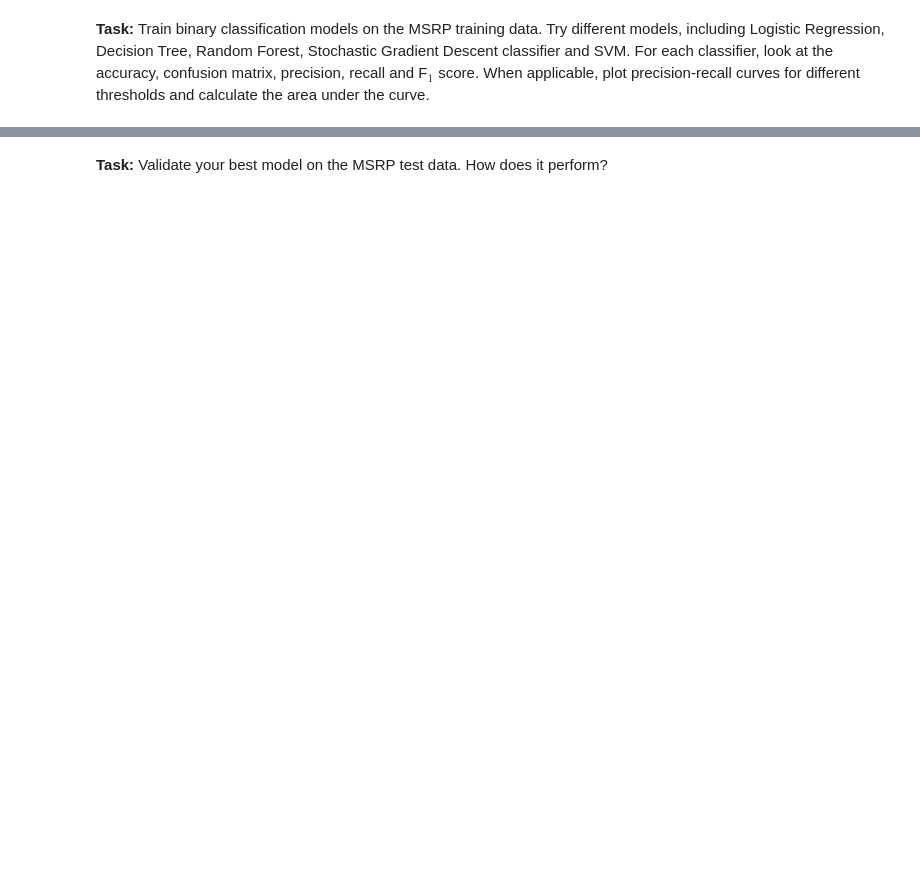
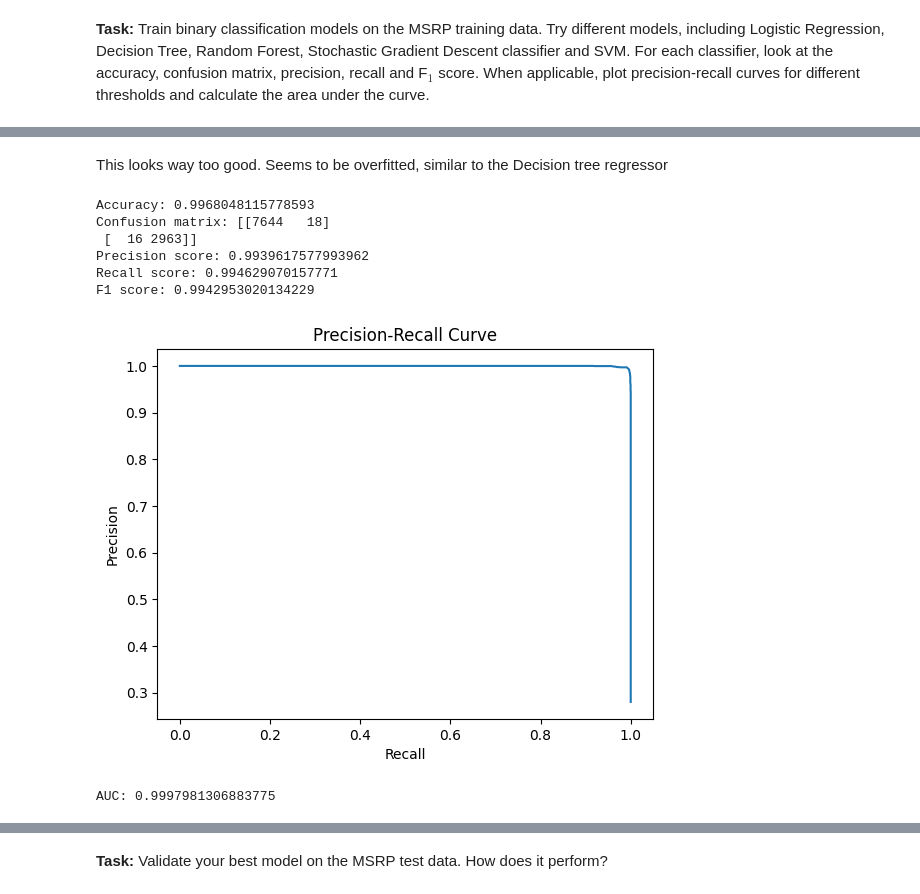
Before and after one commit to Grimur12/Data, a Jupyter notebook: Ass3/ads_ex3.ipynb, the cells around one changed output, grey strips where cells are left out. Saved outputs shown, nothing was run; the diff lists cells and outputs as text; code cells hidden in the pictures; blank space fills up the shorter version.

```diff
--- a/Ass3/ads_ex3.ipynb
+++ b/Ass3/ads_ex3.ipynb
@@ -313,0 +537,45 @@ X_prepared = pipeline.fit_transform(X)
+# %% [markdown]
+This looks way too good. Seems to be overfitted, similar to the Decision tree regressor
+# %%
+from sklearn.ensemble import RandomForestClassifier
+
+rfcmodel = RandomForestClassifier()
+rfcmodel.fit(X_prepared, y)
+y_pred = rfcmodel.predict(X_prepared)
+
+accuracy = accuracy_score(y, y_pred)
+print('Accuracy:', accuracy)
+
+conf_matrix = confusion_matrix(y, y_pred)
+print('Confusion matrix:', conf_matrix)
+
+prec_score = precision_score(y, y_pred)
+print('Precision score:', prec_score)
+
+rec_score = recall_score(y, y_pred)
+print('Recall score:', rec_score)
+
+f1 = f1_score(y, y_pred)
+print('F1 score:', f1)
+
+
+y_scores = rfcmodel.predict_proba(X_prepared)[:, 1] #Predict prob instead of true/false
+precision, recall, thresholds = precision_recall_curve(y, y_scores)
+
+plt.plot(recall, precision)
+plt.xlabel('Recall')
+plt.ylabel('Precision')
+plt.title('Precision-Recall Curve')
+plt.show()
+
+auc_score = auc(recall, precision)
+print('AUC:', auc_score)
+# %% [output]
+Accuracy: 0.9968048115778593
+Confusion matrix: [[7644   18]
+ [  16 2963]]
+Precision score: 0.9939617577993962
+Recall score: 0.994629070157771
+F1 score: 0.9942953020134229
+[figure, added]
+AUC: 0.9997981306883775
```
Also changed, not shown: parts of 25 cells of this notebook.
